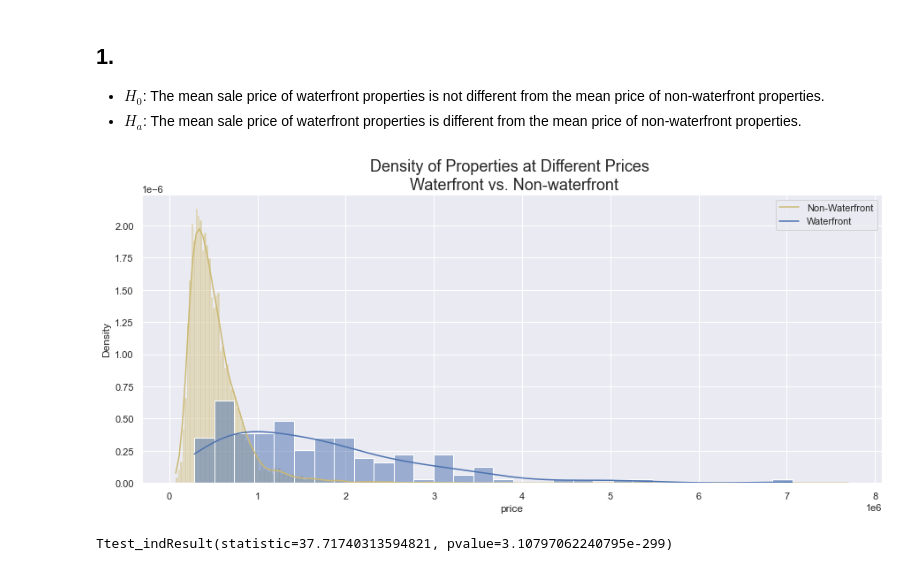
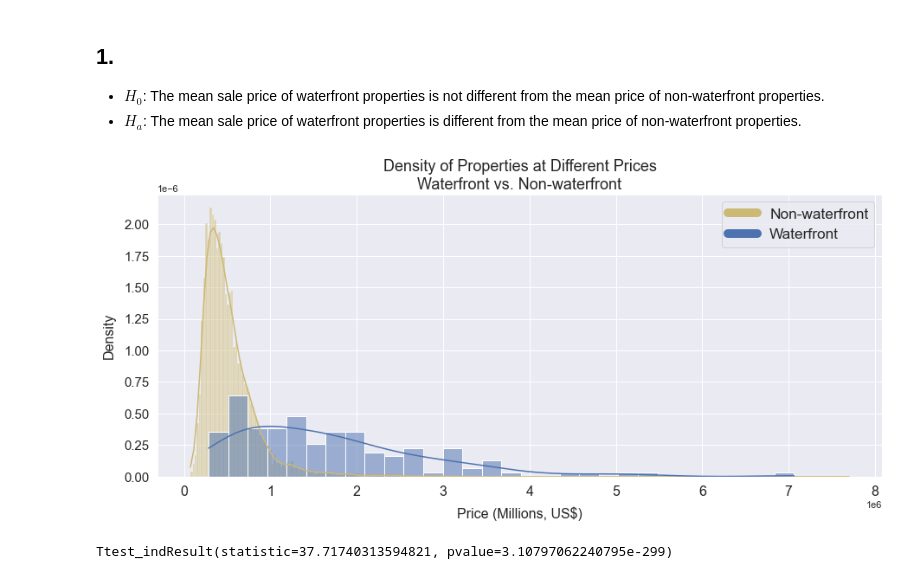
Before and after one commit to mike-flanagan/king_county_property_values_analysis_predictive_model, a Jupyter notebook: KingCounty_PropertySales_Exploration_Modeling_and_Results.ipynb, the cells around one changed output. Drawn from its saved outputs; the diff is of its cells as text; code cells hidden in the pictures.

```diff
--- a/KingCounty_PropertySales_Exploration_Modeling_and_Results.ipynb
+++ b/KingCounty_PropertySales_Exploration_Modeling_and_Results.ipynb
@@ -28,7 +28,7 @@ import matplotlib.pyplot as plt
 
 pd.set_option('display.max_columns', 100)
 # %%
-df = pd.read_csv('/Users/Mike/Flatiron_020121/king_county_phase2_project/king_county_property_values_analysis_predictive_model/data/kc_house_data_train.csv', index_col='Unnamed: 0')
+df = pd.read_csv('data/kc_house_data_train.csv', index_col='Unnamed: 0')
 print(df.shape)
 df.head()
 # %% [output]
@@ -492,14 +505,26 @@ We will take a look at the following with statistical tests:
 # %%
+custom_legend = [
+    Line2D([0], [0], color='y', lw=10),
+    Line2D([0], [0], color='b', lw=10)
+]
+
 fig, ax = plt.subplots(figsize=(15,6))
-ax.set_title('Density of Properties at Different Prices \n Waterfront vs. Non-waterfront', size = 18)
+ax.set_title('Density of Properties at Different Prices\nWaterfront vs. Non-waterfront', size = 18)
+ax.legend(custom_legend, ['Non-waterfront', 'Waterfront'], fontsize='xx-large')
+ax.set_xlabel('Price (Millions, US$)', size = 16, labelpad = 10)
+ax.set_ylabel('Density', size = 16, labelpad = 10)
+plt.xticks(size=16)
+plt.yticks(size=15)
 
-sns.histplot(data=df, x=df[df.waterfront == 0].price,
-             color = 'y', label = 'Non-Waterfront', kde=True, stat='density', ax = ax)
-sns.histplot(data=df, x=df[df.waterfront == 1].price,
-             color = 'b', label = 'Waterfront', bins = 30, kde=True, stat='density', ax = ax)
-ax.legend(labels=['Non-Waterfront', 'Waterfront']);
+sns.histplot(data = df, x = df[df.waterfront == 0].price,
+             color = 'y', label = 'Non-waterfront', kde = True, stat = 'density', ax = ax)
+sns.histplot(data = df, x = df[df.waterfront == 1].price,
+             color = 'b', label = 'Waterfront', bins = 30, kde = True, stat = 'density', ax = ax);
+
+# plt.savefig('images/waterfront.png', dpi = fig.dpi)
+# plt.savefig('images/ALPHA_waterfront.png', dpi = fig.dpi, transparent = True)
 # %% [output]
-[figure, old version]
+[figure, new version]
 # %%
 a = df[df.waterfront == 1].price
 b = df[df.waterfront == 0].price
```
Also changed, not shown: parts of 12 cells of this notebook, 10 other files.
